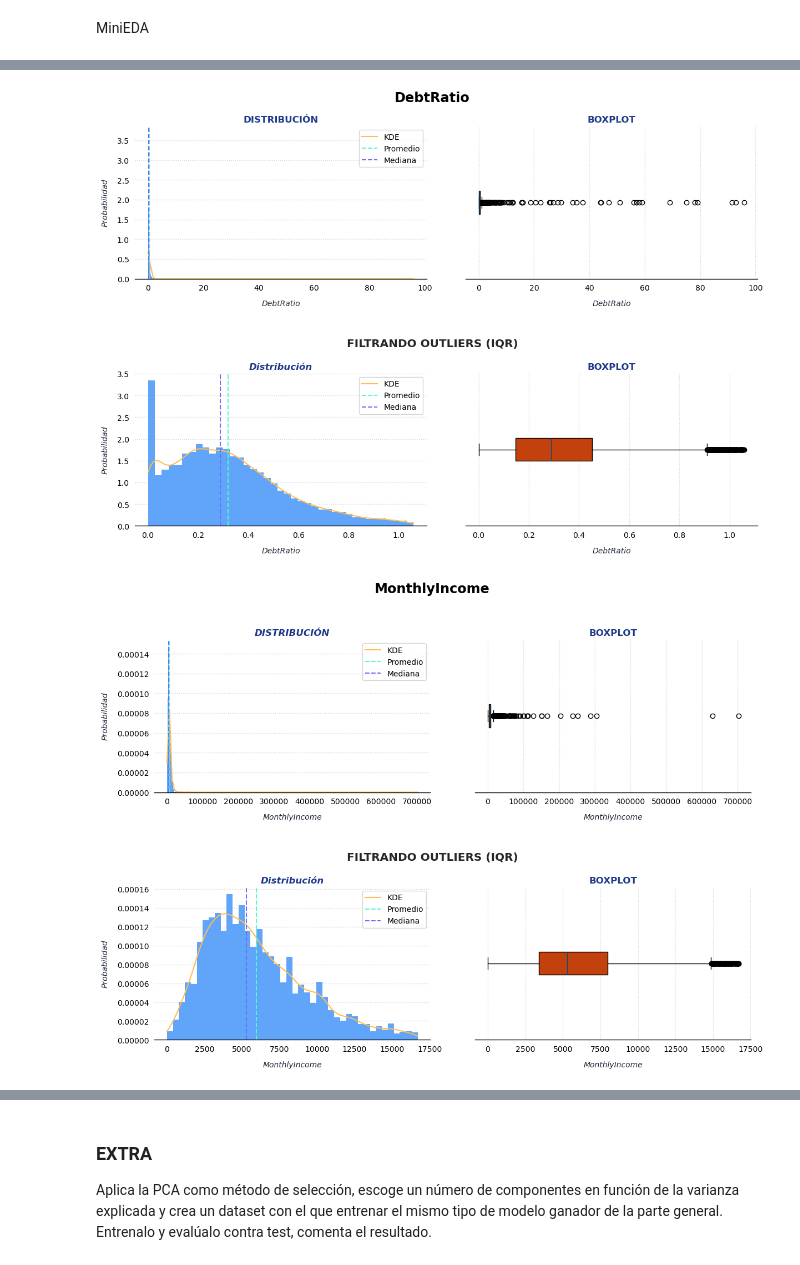
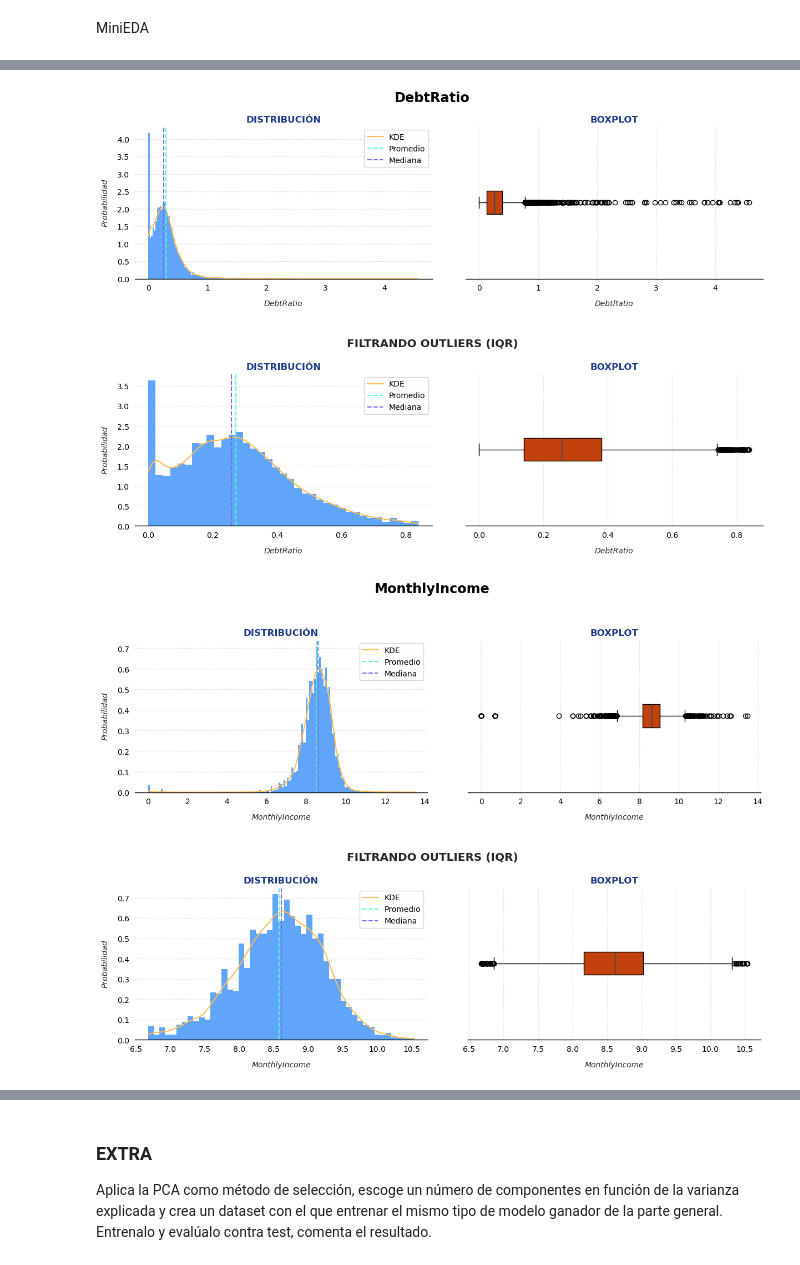
Before and after one commit to aaerror/ONLINE_DS_THEBRIDGE_AAC, a Jupyter notebook: sprint_14/feature_selection/feature_selection.ipynb, the cells around one changed output, grey strips where cells are left out. Cells and saved outputs as stored; diff of their text form; code cells hidden in the pictures.

```diff
--- a/sprint_14/feature_selection/feature_selection.ipynb
+++ b/sprint_14/feature_selection/feature_selection.ipynb
@@ -197,7 +197,7 @@ plt.rcParams["xtick.major.width"] = 0
 plt.rcParams["ytick.major.width"] = 0
 #plt.rcParams["ytick.minor.width"] = 0
 # %%
-serie = df_credit["SeriousDlqin2yrs"]
+serie = df_train["SeriousDlqin2yrs"]
 
 fig, axs = plt.subplots(nrows=1, ncols=2, figsize=(12, 5))
 fig.suptitle(f"{serie.name}", color="#262626", y=1.1)
@@ -443,5 +443,5 @@ plt.show()
 # %%
-serie = df_credit["DebtRatio"]
+serie = np.log1p(df_train["DebtRatio"])
 
 fig, axs = plt.subplots(nrows=2, ncols=2, figsize=(12, 8))
 fig.suptitle("DebtRatio", y=1.05)
@@ -514,7 +514,7 @@ fig.text(
 )
 
 data = filter_outliers(serie, below_zero=False)
-axs[1][0].set_title("Distribución", fontstyle="italic")
+axs[1][0].set_title("Distribución".upper())
 
 bins = np.histogram_bin_edges(data, bins="fd")
 axs[1][0].hist(x=data, bins=bins, density=True, color="#60A5FA", zorder=2)
@@ -565,14 +565,14 @@ axs[1][1].spines["bottom"].set_linewidth(1)
 fig.get_layout_engine().set(hspace=0.25, wspace=0.1)
 plt.show()
 # %% [output]
-[figure, old version]
+[figure, new version]
 # %%
-serie = df_credit["MonthlyIncome"]
+serie = np.log1p(df_train["MonthlyIncome"])
 
 fig, axs = plt.subplots(nrows=2, ncols=2, figsize=(12, 8))
 fig.suptitle("MonthlyIncome", y=1.1)
 
-axs[0][0].set_title("Distribución".upper(), fontstyle="italic")
+axs[0][0].set_title("Distribución".upper())
 
 bins = np.histogram_bin_edges(serie, bins="fd")
 axs[0][0].hist(x=serie, bins=bins, density=True, color="#60A5FA", zorder=2)
@@ -625,7 +625,6 @@ axs[0][1].spines["bottom"].set_linewidth(1)
 
 
 
-
 font_config = {
 	"family": "sans-serif",
 	"size": "x-large",
@@ -641,7 +640,7 @@ fig.text(
 )
 
 data = filter_outliers(serie, below_zero=False)
-axs[1][0].set_title("Distribución", fontstyle="italic")
+axs[1][0].set_title("Distribución".upper())
 
 bins = np.histogram_bin_edges(data, bins="fd")
 axs[1][0].hist(x=data, bins=bins, density=True, color="#60A5FA", zorder=2)
@@ -663,31 +662,31 @@ axs[1][0].axvline(
 )
 
 axs[1][0].set_xlabel("MonthlyIncome", fontstyle="italic")
 axs[1][0].set_ylabel("Probabilidad", fontstyle="italic")
 axs[1][0].grid(axis="y")
 axs[1][0].spines[["left"]].set_visible(False)
 axs[1][0].spines["bottom"].set_linewidth(1)
 axs[1][0].legend()
 
 
 
 axs[1][1].set_title("Boxplot".upper())
 axs[1][1].boxplot(
 	x=data,
 	boxprops={"facecolor": "#C2410C"},
 	medianprops={"color": "#0F4D7D"},
 	orientation="horizontal",
 	patch_artist=True
 )
 
 axs[1][1].set_yticks([])
 axs[1][1].set_xlabel("MonthlyIncome", fontstyle="italic")
 axs[1][1].set_ylabel("")
 axs[1][1].grid(axis="x")
 axs[1][1].spines[["left"]].set_visible(False)
 axs[1][1].spines["bottom"].set_linewidth(1)
 
 fig.get_layout_engine().set(hspace=0.25, wspace=0.1)
 plt.show()
 # %% [output]
-[figure, old version]
+[figure, new version]
```
Also changed, not shown: parts of 39 cells of this notebook.
